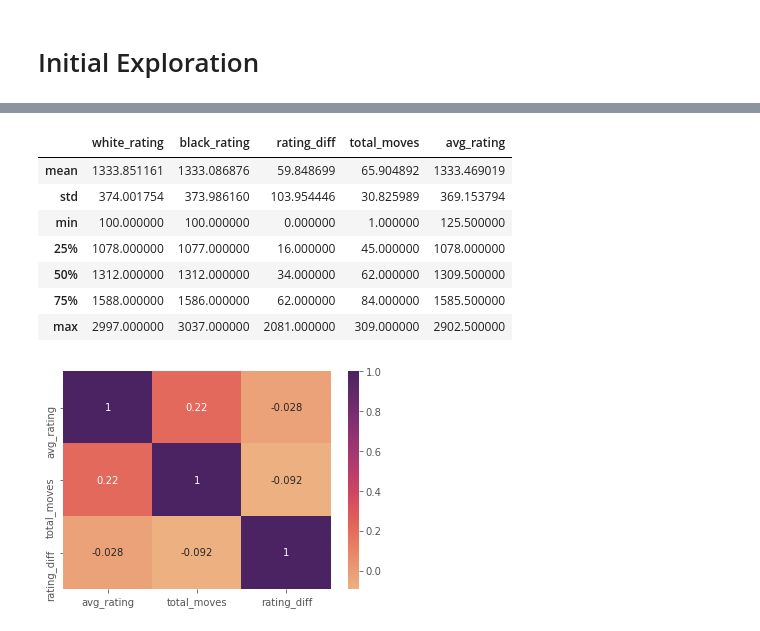
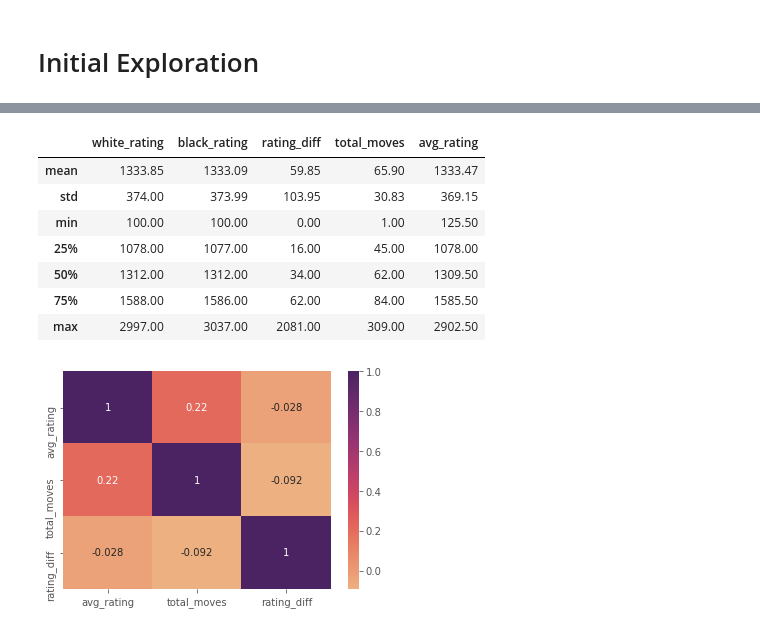
Before and after one commit to kenshr/The-Evolution-of-Chess, a Jupyter notebook: src/Sample_RU_1500_EDA.ipynb, the cells around one changed output, grey strips where cells are left out. Saved outputs shown, nothing was run; the diff lists cells and outputs as text; code cells hidden in the pictures.

```diff
--- a/src/Sample_RU_1500_EDA.ipynb
+++ b/src/Sample_RU_1500_EDA.ipynb
@@ -119,14 +125,14 @@ chess_df.describe()
 # %%
-chess_df.describe().loc[['mean','std','min','25%','50%','75%','max'],['white_rating','black_rating','rating_diff','total_moves','avg_rating']]
+chess_df.describe().loc[['mean','std','min','25%','50%','75%','max'],['white_rating','black_rating','rating_diff','total_moves','avg_rating']].round(2)
 # %% [output]
 |  | white_rating | black_rating | rating_diff | total_moves | avg_rating |
-| mean | 1333.851161 | 1333.086876 | 59.848699 | 65.904892 | 1333.469019 |
-| std | 374.001754 | 373.986160 | 103.954446 | 30.825989 | 369.153794 |
-| min | 100.000000 | 100.000000 | 0.000000 | 1.000000 | 125.500000 |
-| 25% | 1078.000000 | 1077.000000 | 16.000000 | 45.000000 | 1078.000000 |
-| 50% | 1312.000000 | 1312.000000 | 34.000000 | 62.000000 | 1309.500000 |
-| 75% | 1588.000000 | 1586.000000 | 62.000000 | 84.000000 | 1585.500000 |
-| max | 2997.000000 | 3037.000000 | 2081.000000 | 309.000000 | 2902.500000 |
+| mean | 1333.85 | 1333.09 | 59.85 | 65.90 | 1333.47 |
+| std | 374.00 | 373.99 | 103.95 | 30.83 | 369.15 |
+| min | 100.00 | 100.00 | 0.00 | 1.00 | 125.50 |
+| 25% | 1078.00 | 1077.00 | 16.00 | 45.00 | 1078.00 |
+| 50% | 1312.00 | 1312.00 | 34.00 | 62.00 | 1309.50 |
+| 75% | 1588.00 | 1586.00 | 62.00 | 84.00 | 1585.50 |
+| max | 2997.00 | 3037.00 | 2081.00 | 309.00 | 2902.50 |
 # %%
 # Correlation matrix looking at correlation of numerical features
 corrMatrix = chess_df[['avg_rating','total_moves', 'rating_diff']].corr()
```
Also changed, not shown: parts of 13 cells of this notebook, 1 other file.
